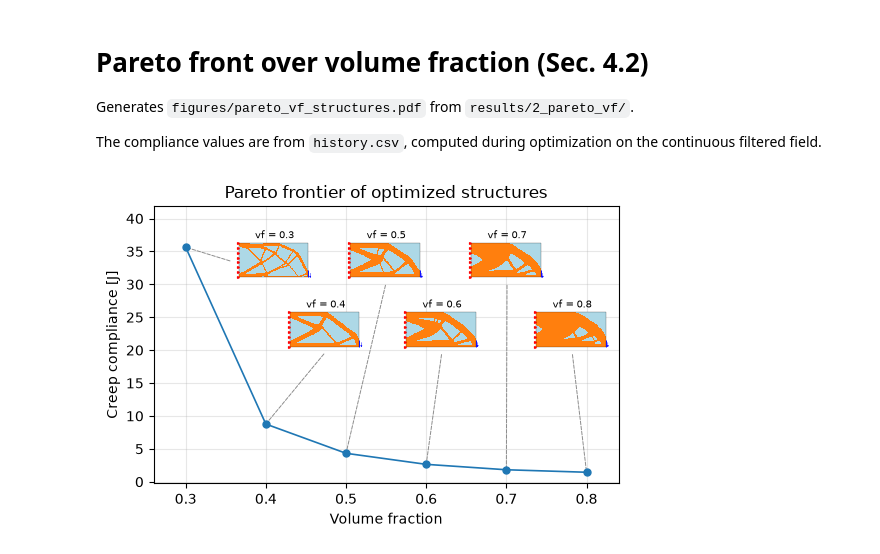
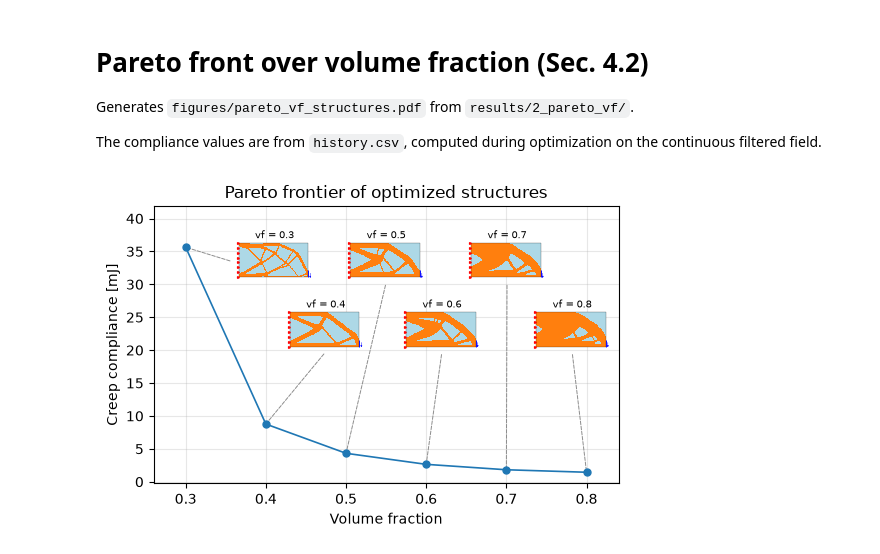
Before and after one commit to Stefan-Knapik/creep-topopt, a Jupyter notebook: visualization/2_pareto_vf.ipynb, the cells around one changed output. Drawn from its saved outputs; the diff is of its cells as text; code cells hidden in the pictures.

```diff
--- a/visualization/2_pareto_vf.ipynb
+++ b/visualization/2_pareto_vf.ipynb
@@ -22,7 +22,7 @@ FIG_W, FIG_H = 6.0, 3.6
 fig, ax = plt.subplots(figsize=(FIG_W, FIG_H))
 ax.plot(VFS, compliance, "o-", color="C0", lw=1.2, ms=5, zorder=3)
 ax.set_xlabel("Volume fraction")
-ax.set_ylabel("Creep compliance [J]")
+ax.set_ylabel("Creep compliance [mJ]")
 ax.set_title("Pareto frontier of optimized structures")
 ax.grid(True, alpha=0.3)
 ax.margins(x=0.08)
@@ -35,31 +35,31 @@ thumb_h = thumb_w * (FIG_W / FIG_H) * (100 / 200)
 
 # Inset centres, in axes fractions, staggered in the open region above the front.
 centers = {
     0.3: (0.26, 0.80),
     0.4: (0.37, 0.55),
     0.5: (0.50, 0.80),
     0.6: (0.62, 0.55),
     0.7: (0.76, 0.80),
     0.8: (0.90, 0.55),
 }
 
 for vf, J in zip(VFS, compliance):
     cx, cy = centers[vf]
     x0, y0 = cx - thumb_w / 2, cy - thumb_h / 2
 
     vtu_path = sorted((RUN_DIR / f"data_creep_{int(vf * 100)}" / "vtk").glob("sol_*.vtu"))[-1]
     design = load_design(vtu_path, vf)
     inset = ax.inset_axes([x0, y0, thumb_w, thumb_h])
     plot_field(inset, design, design.binary, cmap=specimen_cmap, vmin=0.0, vmax=1.0, border=False)
     draw_cantilever_bcs(inset, design.points, inside=True, arrow_below=0.1, arrowhead=15)
     inset.set_title(f"vf = {vf}", fontsize=7, pad=2)
 
     # Connect each inset to its point: from the left edge for vf = 0.3, else the bottom edge.
     anchor = (x0, cy) if vf == 0.3 else (cx, y0)
     ax.annotate("", xy=(vf, J), xytext=anchor, textcoords=ax.transAxes,
                 arrowprops=dict(arrowstyle="-", color="0.55", lw=0.7, linestyle="--"), zorder=2)
 
 fig.savefig(FIGURES / "pareto_vf_structures.pdf", bbox_inches="tight")
 plt.show()
 # %% [output]
-[figure, old version]
+[figure, new version]
```
Also changed, not shown: 23 other files.
